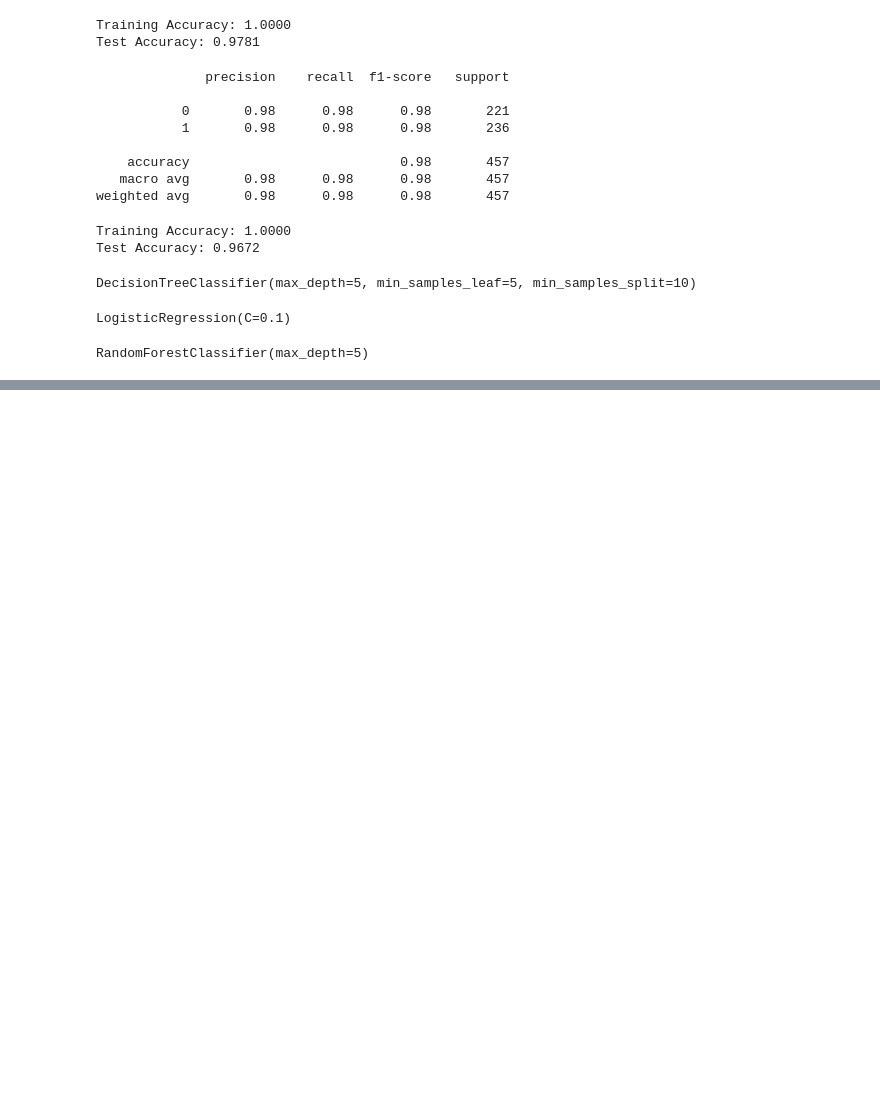
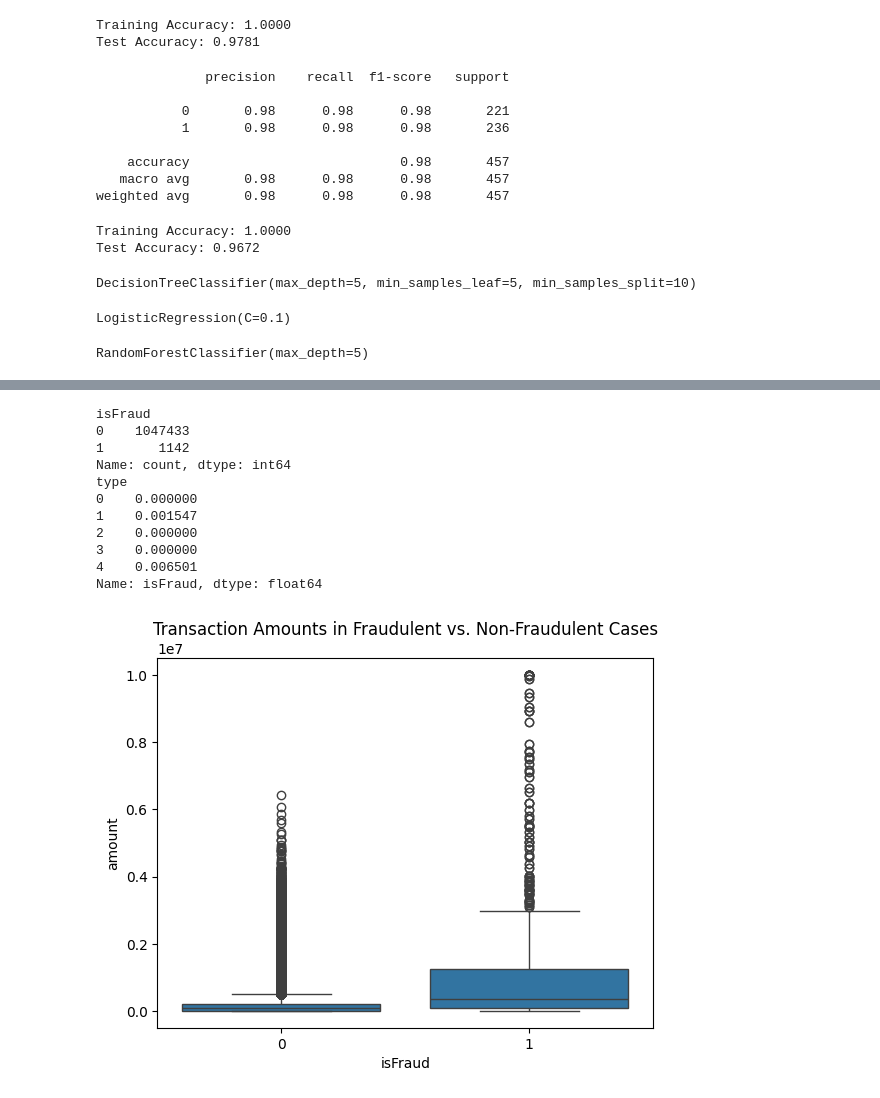
Before and after one commit to glennamaria/Projects, a Jupyter notebook: Fraud detection in e-commerce transactions problem.ipynb, the cells around one changed output, grey strips where cells are left out. Drawn from its saved outputs; the diff is of its cells as text; code cells hidden in the pictures; blank space fills up the shorter version.

```diff
--- a/Fraud detection in e-commerce transactions problem.ipynb
+++ b/Fraud detection in e-commerce transactions problem.ipynb
@@ -325,0 +350,12 @@ Test Accuracy: 0.9519
+# %%
+df['anomaly_score'] = iso_forest.predict(X)
+# %%
+# Select numerical features only, excluding target variable
+X = df.drop(columns=['isFraud', 'isFlaggedFraud', 'nameOrig', 'nameDest'], errors='ignore')
+
+# Check if X has the expected shape
+print("Feature matrix shape:", X.shape)
+
+# Train Isolation Forest
+iso_forest = IsolationForest(contamination=0.01, random_state=42)
+iso_forest.fit(X)
@@ -325,0 +365,14 @@ Test Accuracy: 0.9519
+# %%
+# Ensure X_test has the same columns as X_train
+X_test = df.drop(columns=['isFraud', 'isFlaggedFraud', 'nameOrig', 'nameDest'], errors='ignore')
+
+# Predict anomalies
+df['anomaly_score'] = iso_forest.predict(X_test)
+# %%
+from sklearn.ensemble import IsolationForest
+
+iso_forest = IsolationForest(contamination=0.01, random_state=42)
+df['anomaly_score'] = iso_forest.fit_predict(X)
+
+# Identify anomalies
+df_anomalies = print(df[df['anomaly_score'] == -1])
@@ -325,0 +397,25 @@ Test Accuracy: 0.9519
+# %%
+# Fraudulent transactions count
+print(df['isFraud'].value_counts())
+
+# Fraud rate per transaction type
+fraud_by_type = df.groupby('type')['isFraud'].mean()
+print(fraud_by_type)
+
+# Compare fraud & non-fraud transactions
+sns.boxplot(x='isFraud', y='amount', data=df)
+plt.title("Transaction Amounts in Fraudulent vs. Non-Fraudulent Cases")
+plt.show()
+# %% [output]
+isFraud
+0    1047433
+1       1142
+Name: count, dtype: int64
+type
+0    0.000000
+1    0.001547
+2    0.000000
+3    0.000000
+4    0.006501
+Name: isFraud, dtype: float64
+[figure, added]
```
Also changed, not shown: parts of 10 cells of this notebook.
